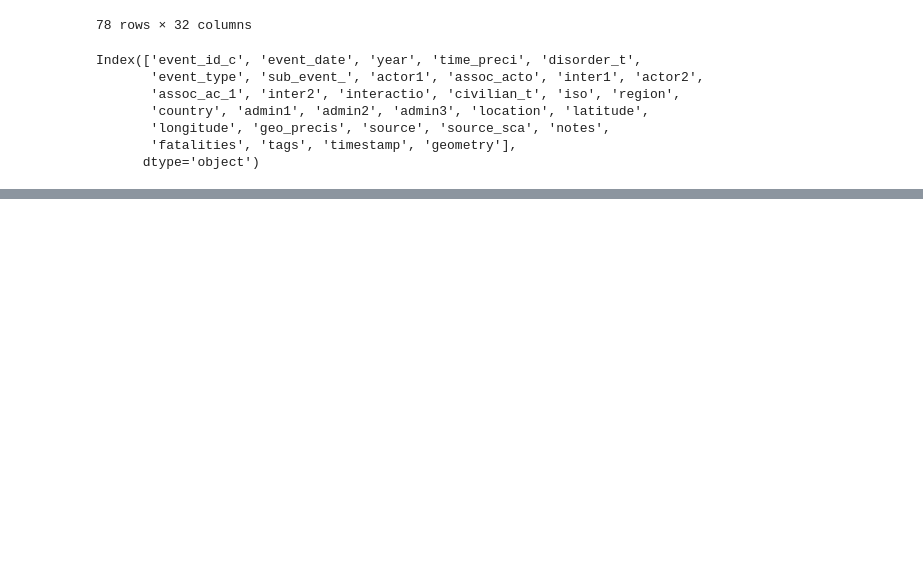
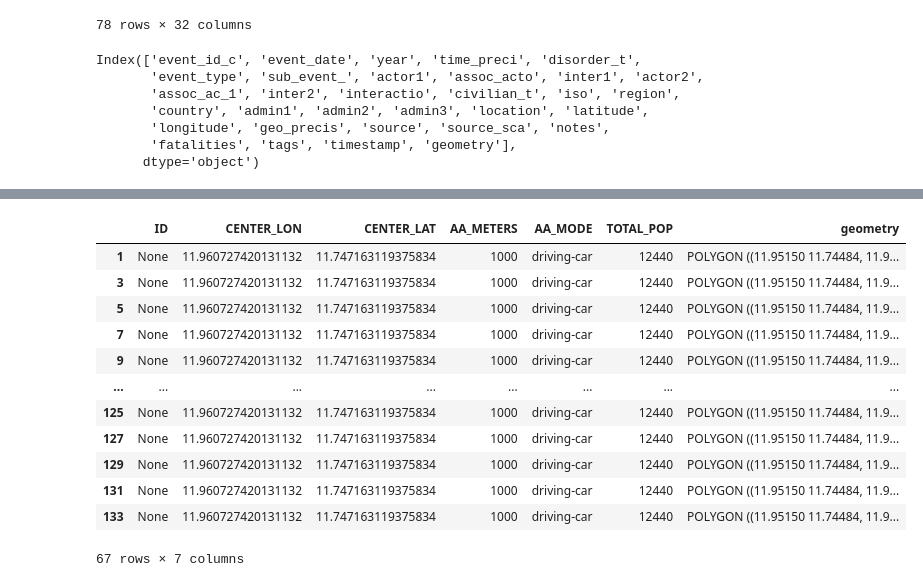
Before and after one commit to carolinecullinan/damaturu-nigeria-idp, a Jupyter notebook: notebooks/1-cgc-cleaning.ipynb, the cells around one changed output, grey strips where cells are left out. Drawn from its saved outputs; the diff is of its cells as text; code cells hidden in the pictures; blank space fills up the shorter version.

```diff
--- a/notebooks/1-cgc-cleaning.ipynb
+++ b/notebooks/1-cgc-cleaning.ipynb
@@ -924,0 +939,18 @@ with pd.option_context('display.max_rows', 5, 'display.max_columns', None):
+# %%
+# gain insight into damaturu_acled_isochrone_1000
+with pd.option_context('display.max_rows', 15, 'display.max_columns', None):
+    display(damaturu_acled_ischrone_1000)
+# %% [output]
+|  | ID | CENTER_LON | CENTER_LAT | AA_METERS | AA_MODE | TOTAL_POP | geometry |
+| 1 | None | 11.960727420131132 | 11.747163119375834 | 1000 | driving-car | 12440 | POLYGON ((11.95150 11.74484, 11.9... |
+| 3 | None | 11.960727420131132 | 11.747163119375834 | 1000 | driving-car | 12440 | POLYGON ((11.95150 11.74484, 11.9... |
+| 5 | None | 11.960727420131132 | 11.747163119375834 | 1000 | driving-car | 12440 | POLYGON ((11.95150 11.74484, 11.9... |
+| 7 | None | 11.960727420131132 | 11.747163119375834 | 1000 | driving-car | 12440 | POLYGON ((11.95150 11.74484, 11.9... |
+| 9 | None | 11.960727420131132 | 11.747163119375834 | 1000 | driving-car | 12440 | POLYGON ((11.95150 11.74484, 11.9... |
+| ... | ... | ... | ... | ... | ... | ... | ... |
+| 125 | None | 11.960727420131132 | 11.747163119375834 | 1000 | driving-car | 12440 | POLYGON ((11.95150 11.74484, 11.9... |
+| 127 | None | 11.960727420131132 | 11.747163119375834 | 1000 | driving-car | 12440 | POLYGON ((11.95150 11.74484, 11.9... |
+| 129 | None | 11.960727420131132 | 11.747163119375834 | 1000 | driving-car | 12440 | POLYGON ((11.95150 11.74484, 11.9... |
+| 131 | None | 11.960727420131132 | 11.747163119375834 | 1000 | driving-car | 12440 | POLYGON ((11.95150 11.74484, 11.9... |
+| 133 | None | 11.960727420131132 | 11.747163119375834 | 1000 | driving-car | 12440 | POLYGON ((11.95150 11.74484, 11.9... |
+67 rows × 7 columns
```
Also changed, not shown: parts of 6 cells of this notebook, 2 other files.
